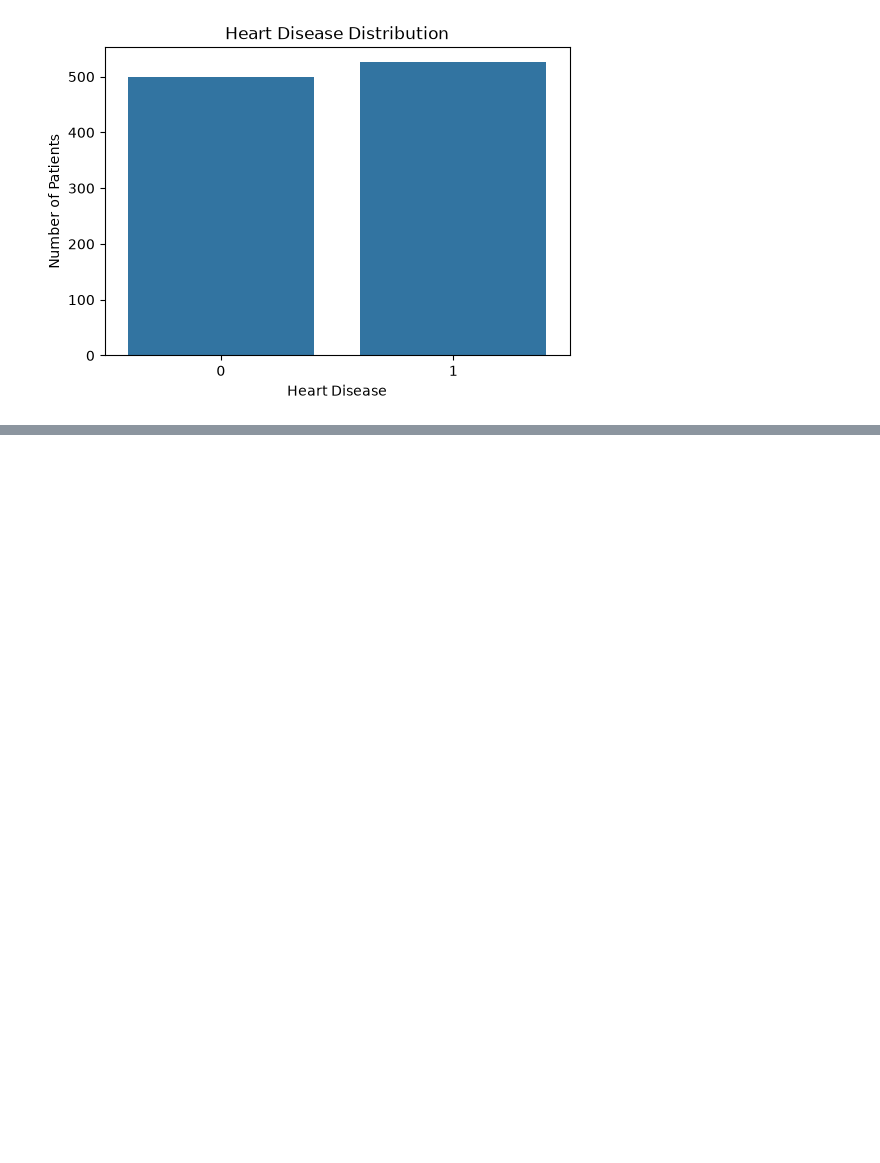
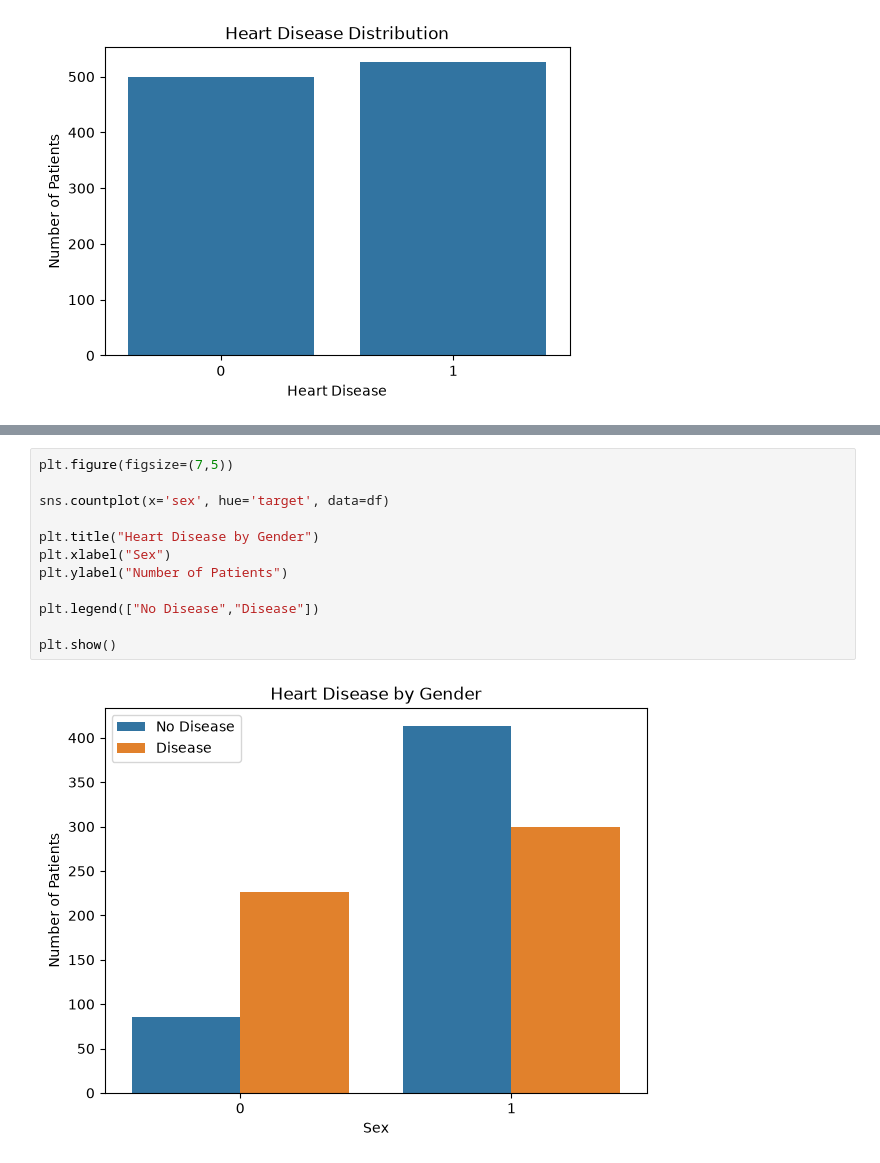
Before and after one commit to bhavika1818/HeartDiseasePrediction, a Jupyter notebook: HeartDiseasePrediction.ipynb, the cells around one changed output, grey strips where cells are left out. Cells and saved outputs as stored; diff of their text form; blank space fills up the shorter version.

```diff
--- a/HeartDiseasePrediction.ipynb
+++ b/HeartDiseasePrediction.ipynb
@@ -113,0 +140,14 @@ plt.show()
+# %%
+plt.figure(figsize=(7,5))
+
+sns.countplot(x='sex', hue='target', data=df)
+
+plt.title("Heart Disease by Gender")
+plt.xlabel("Sex")
+plt.ylabel("Number of Patients")
+
+plt.legend(["No Disease","Disease"])
+
+plt.show()
+# %% [output]
+[figure, added]
```
Also changed, not shown: parts of 5 cells of this notebook.
